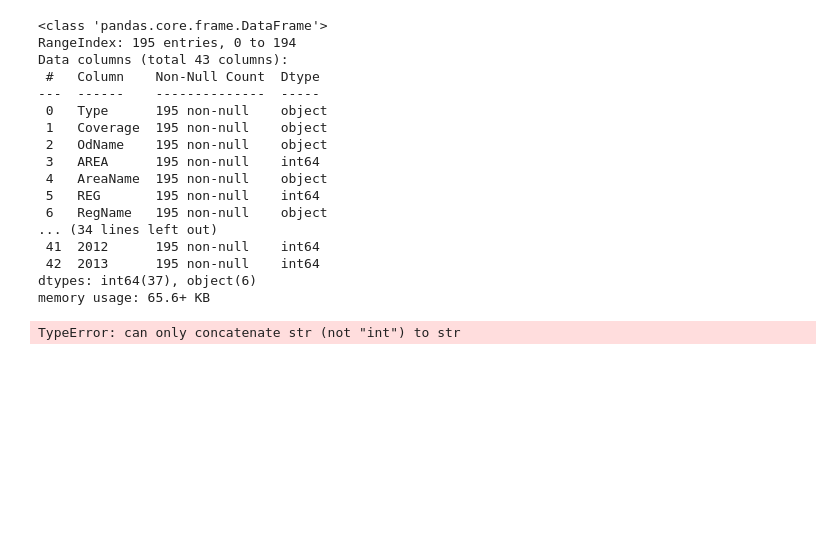
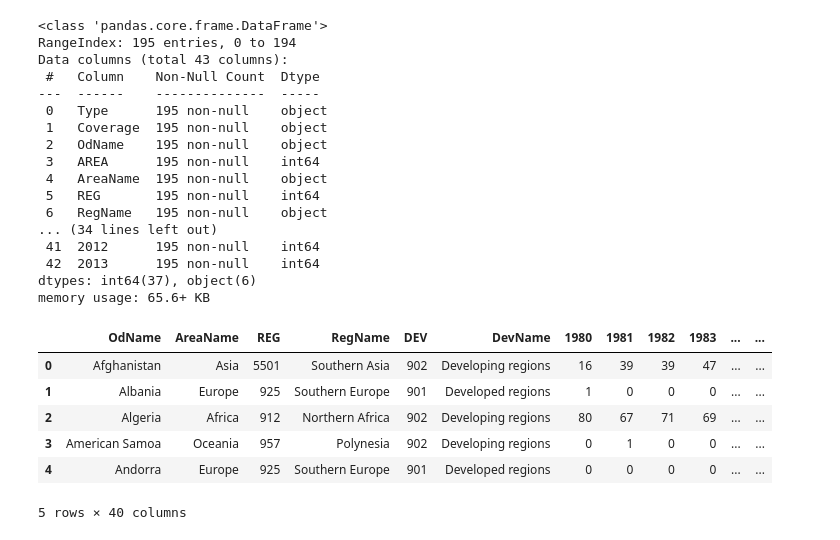
Before and after one commit to Ikalls75/Loss-Ratio-Trends-in-Indonesia-s-Insurance-Industry-OJK-Data-, a Jupyter notebook: MiniTask13.ipynb, the cells around one changed output. Saved outputs shown, nothing was run; the diff lists cells and outputs as text; code cells hidden in the pictures; blank space fills up the shorter version.

```diff
--- a/MiniTask13.ipynb
+++ b/MiniTask13.ipynb
@@ -36,7 +36,13 @@ Data columns (total 43 columns):
 dtypes: int64(37), object(6)
 memory usage: 65.6+ KB
 # %%
-df['Total'] = df.sum(axis=1)
-df.head()
+df_clean = df.drop(columns=['AREA', 'Coverage', 'Type',])
+df_clean.head()
 # %% [output]
+|  | OdName | AreaName | REG | RegName | DEV | DevName | 1980 | 1981 | 1982 | 1983 | ... | ... |
+| 0 | Afghanistan | Asia | 5501 | Southern Asia | 902 | Developing regions | 16 | 39 | 39 | 47 | ... | ... |
+| 1 | Albania | Europe | 925 | Southern Europe | 901 | Developed regions | 1 | 0 | 0 | 0 | ... | ... |
+| 2 | Algeria | Africa | 912 | Northern Africa | 902 | Developing regions | 80 | 67 | 71 | 69 | ... | ... |
+| 3 | American Samoa | Oceania | 957 | Polynesia | 902 | Developing regions | 0 | 1 | 0 | 0 | ... | ... |
+| 4 | Andorra | Europe | 925 | Southern Europe | 901 | Developed regions | 0 | 0 | 0 | 0 | ... | ... |
-TypeError: can only concatenate str (not "int") to str
+5 rows × 40 columns
```
Also changed, not shown: parts of 5 cells of this notebook.
